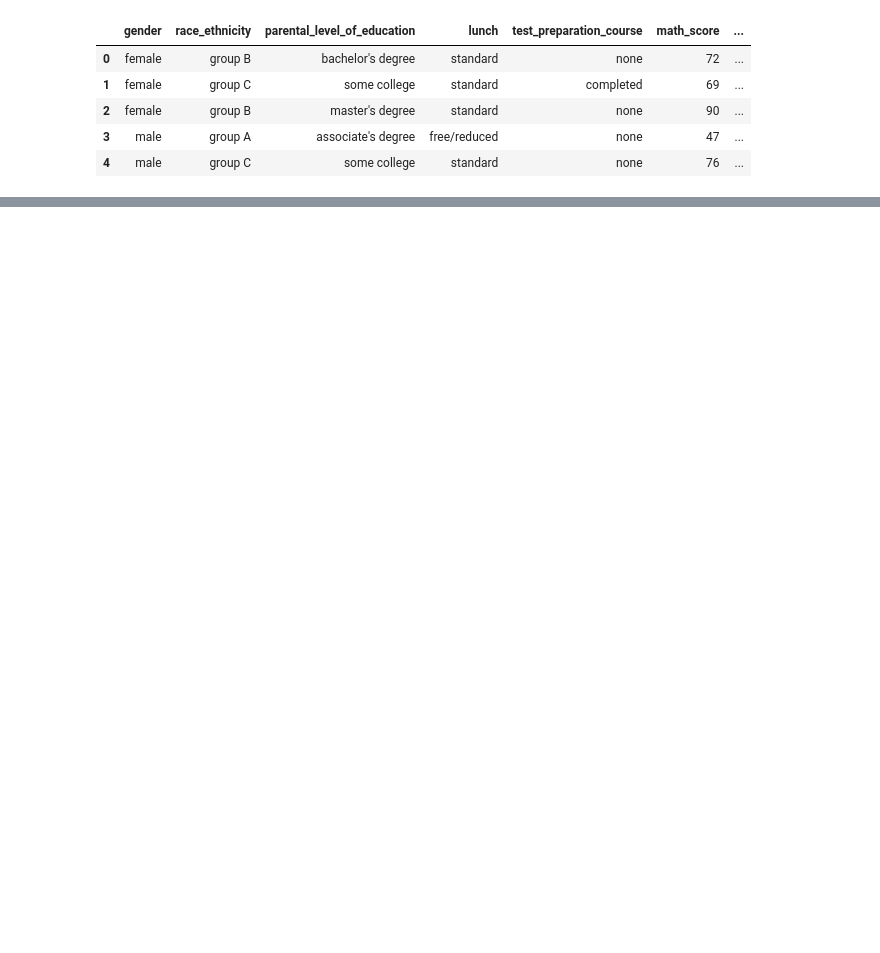
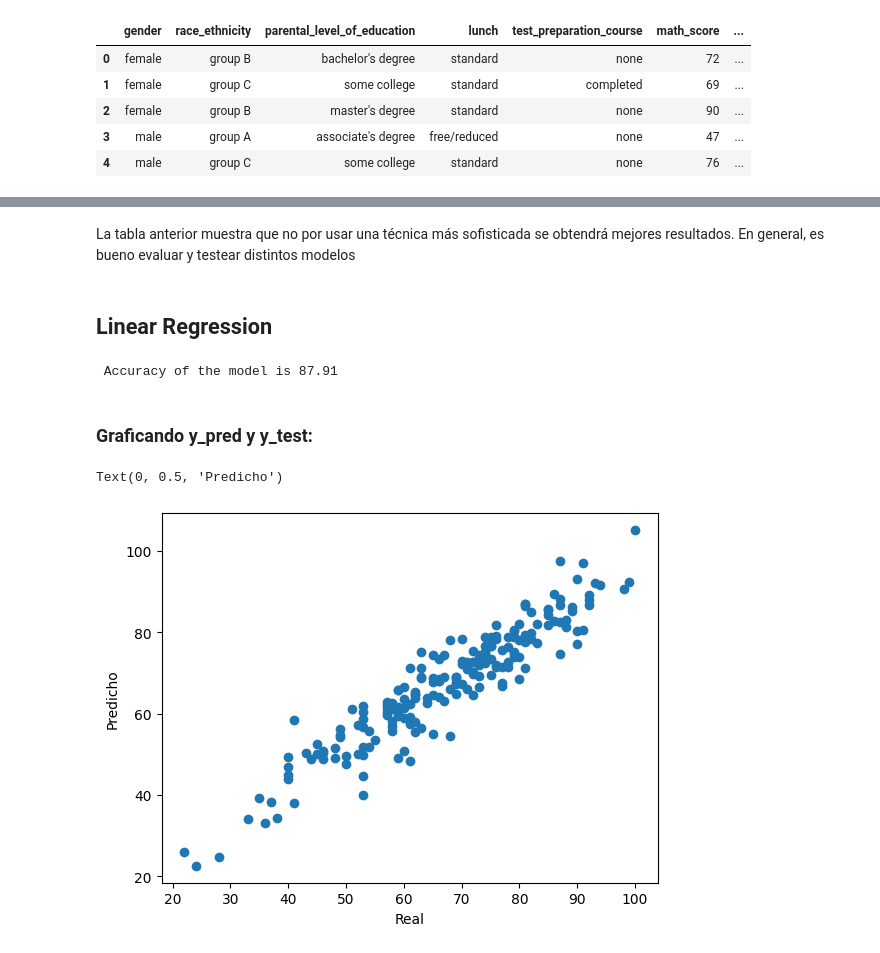
Before and after one commit to jairvasquezr/Proyecto1_ML, a Jupyter notebook: notebook/Entrenamiento_modelo.ipynb, the cells around one changed output, grey strips where cells are left out. Cells and saved outputs as stored; diff of their text form; code cells hidden in the pictures; blank space fills up the shorter version.

```diff
--- a/notebook/Entrenamiento_modelo.ipynb
+++ b/notebook/Entrenamiento_modelo.ipynb
@@ -31,0 +80,2 @@ df.head(5)
+# %%
+X = preprocessor.fit_transform(X)
@@ -31,0 +86,7 @@ df.head(5)
+# %%
+# Separando dataset entre train y test
+from sklearn.model_selection import train_test_split
+
+X_train, X_test, y_train, y_test = train_test_split(X, y, test_size=0.2, random_state=123)
+
+X_train.shape, X_test.shape
@@ -31,0 +97,12 @@ df.head(5)
+# %%
+def evaluate_model(true, predicted):
+    mae = mean_absolute_error(true, predicted)
+    mse = mean_squared_error(true, predicted)
+    rmse = np.sqrt(mean_squared_error(true, predicted))
+    r2_square = r2_score(true, predicted)
+    return mae, mse, r2_square
+
+# MAE: promedio de errores absolutos; mide desviación media sin penalizar grandes errores
+# MSE: promedio de errores al cuadrado; penaliza más los errores grandes
+# RMSE: raíz cuadrada del MSE; mantiene unidades originales y resalta errores grandes
+# R²: proporción de varianza explicada por el modelo; 1 es perfecto, 0 es sin mejora
@@ -31,0 +196,21 @@ df.head(5)
+# %% [markdown]
+La tabla anterior muestra que no por usar una técnica más sofisticada se obtendrá mejores resultados. En general, es bueno evaluar y testear distintos modelos
+# %% [markdown]
+## Linear Regression
+# %%
+lin_model = LinearRegression(fit_intercept=True)
+lin_model = lin_model.fit(X_train, y_train)
+y_pred = lin_model.predict(X_test)
+score = r2_score(y_test, y_pred)*100
+print(" Accuracy of the model is %.2f" %score)
+# %% [output]
+ Accuracy of the model is 87.91
+# %% [markdown]
+### Graficando y_pred y y_test:
+# %%
+plt.scatter(y_test, y_pred)
+plt.xlabel('Real')
+plt.ylabel('Predicho')
+# %% [output]
+Text(0, 0.5, 'Predicho')
+[figure, added]
```
Also changed, not shown: parts of 18 cells of this notebook, 5 other files.
